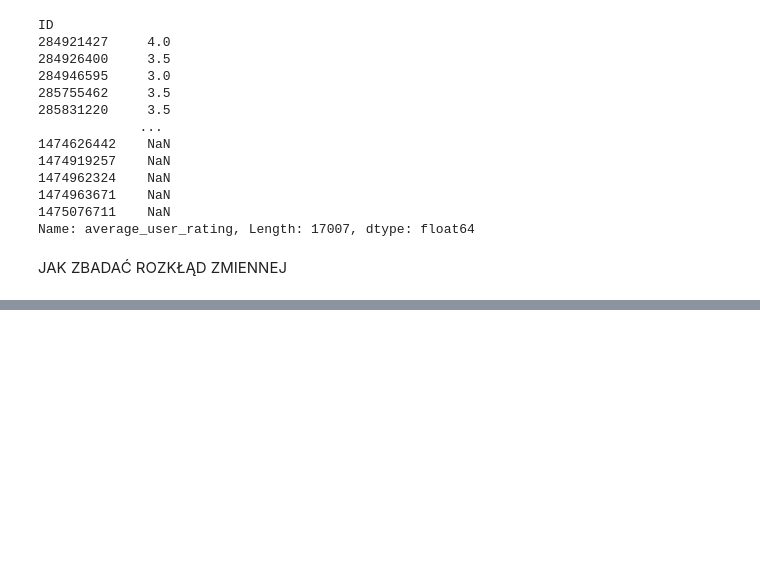
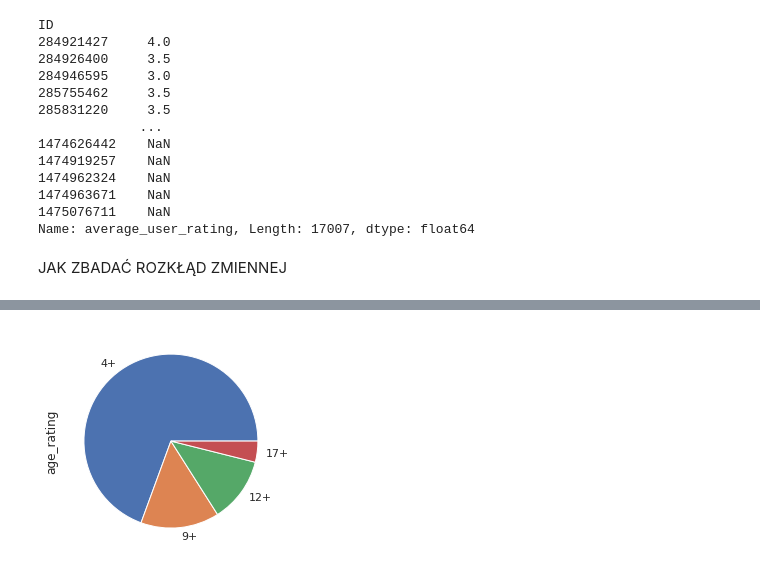
Before and after one commit to AgnieszkaBorys/data-science-bootcamp, a Jupyter notebook: 02_analiza_danych/05_appstore_data.ipynb, the cells around one changed output, grey strips where cells are left out. Drawn from its saved outputs; the diff is of its cells as text; code cells hidden in the pictures; blank space fills up the shorter version.

```diff
--- a/02_analiza_danych/05_appstore_data.ipynb
+++ b/02_analiza_danych/05_appstore_data.ipynb
@@ -130,0 +191,4 @@ JAK ZBADAĆ ROZKŁĄD ZMIENNEJ
+# %%
+_ = df.age_rating.value_counts().plot(kind='pie')
+# %% [output]
+[figure, added]
```
Also changed, not shown: parts of 27 cells of this notebook.
